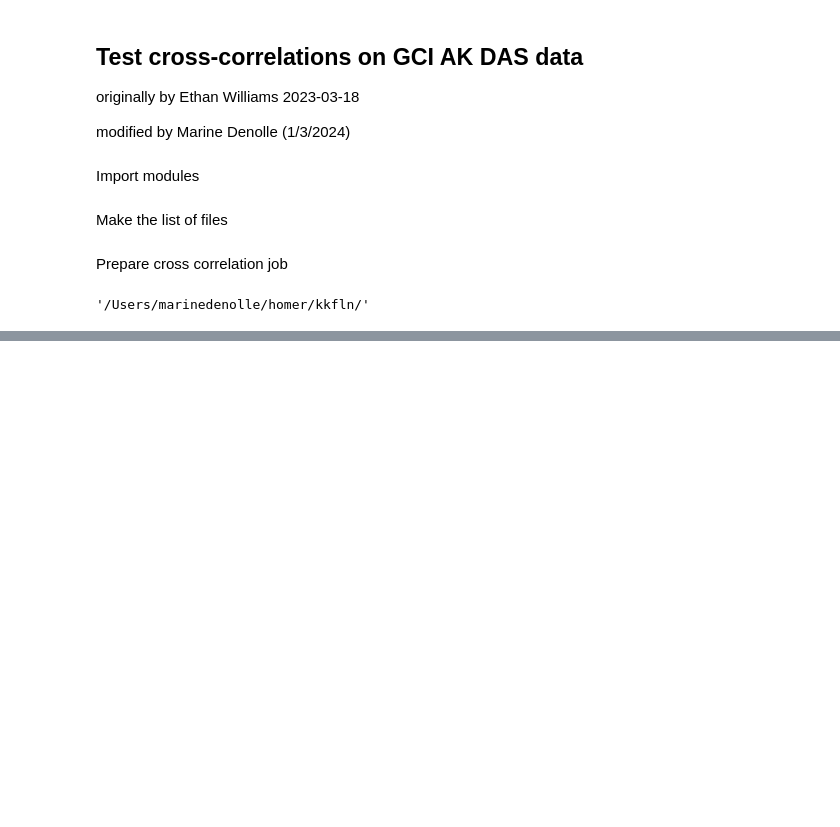
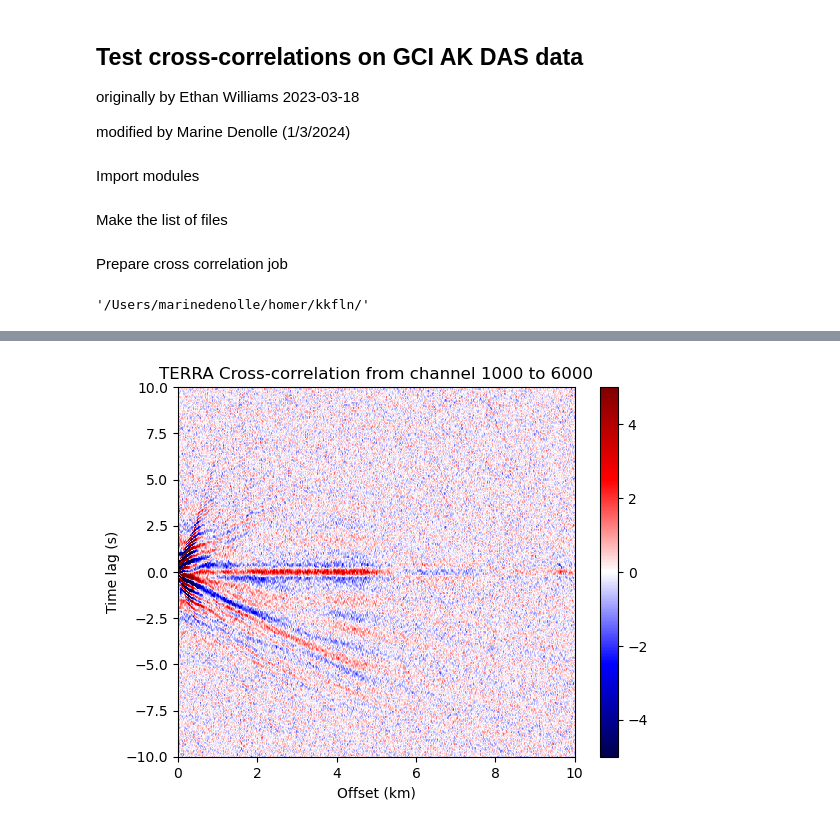
Before and after one commit to uwfiberlab/field_das, a Jupyter notebook: homer/homer_qc_xcorr.ipynb, the cells around one changed output, grey strips where cells are left out. Cells and saved outputs as stored; diff of their text form; code cells hidden in the pictures; blank space fills up the shorter version.

```diff
--- a/homer/homer_qc_xcorr.ipynb
+++ b/homer/homer_qc_xcorr.ipynb
@@ -220,0 +119,26 @@ plt.colorbar()
+# %%
+# data files
+dir0='/Users/marinedenolle/homer'
+fdir = dir0+'/terra/'
+flist = np.array(os.listdir(fdir))
+ftime = np.array([psf.get_tstamp(fname) for fname in flist])
+index = np.argsort(np.array(ftime)-ftime[0])
+flist = flist[index]
+ftime = ftime[index]
+# %%
+
+# dictionary for the Xcorr job.
+recmin = 1000 # minimal source
+recmax = 6000 # receiver channel
+fmin = 0.5 # minimal frequency
+fmax = 5. # maximal frequency
+whiten = True # whiten the data
+onebit = True # one bit normalization
+srcx = recmin # channel source location
+nns = 600 # number of time samples for the xcorr.
+
+pdict = {'srcx': srcx, 'recmin': recmin, 'recmax': recmax, 'nns': nns, \
+        'fmin': fmin, 'fmax': fmax, 'whiten': whiten, 'onebit': onebit}
+# %%
+xc = psf.simple_xc(fdir,flist)
+xc.compute_xc(pdict)
@@ -220,0 +163,13 @@ plt.colorbar()
+# %%
+plt.figure(); v = 5
+plt.pcolormesh(xc.offset/1E3,xc.lags,xc.trxc.T,vmin=-v,vmax=v,cmap='seismic')
+plt.xlim([min(xc.offset)/1E3,max(xc.offset)/1E3])
+plt.ylim([-10,10])
+plt.xlim([0,10])
+plt.xlabel('Offset (km)')
+plt.ylabel('Time lag (s)')
+plt.title('TERRA Cross-correlation from channel ' + str(recmin) + ' to ' + str(recmax ))
+plt.colorbar()
+plt.savefig('TERRA_xc_'+str(recmin)+'_'+str(recmax)+'.png',dpi=300,bbox_inches='tight')
+# %% [output]
+[figure, added]
```
Also changed, not shown: parts of 9 cells of this notebook, 7 other files.
